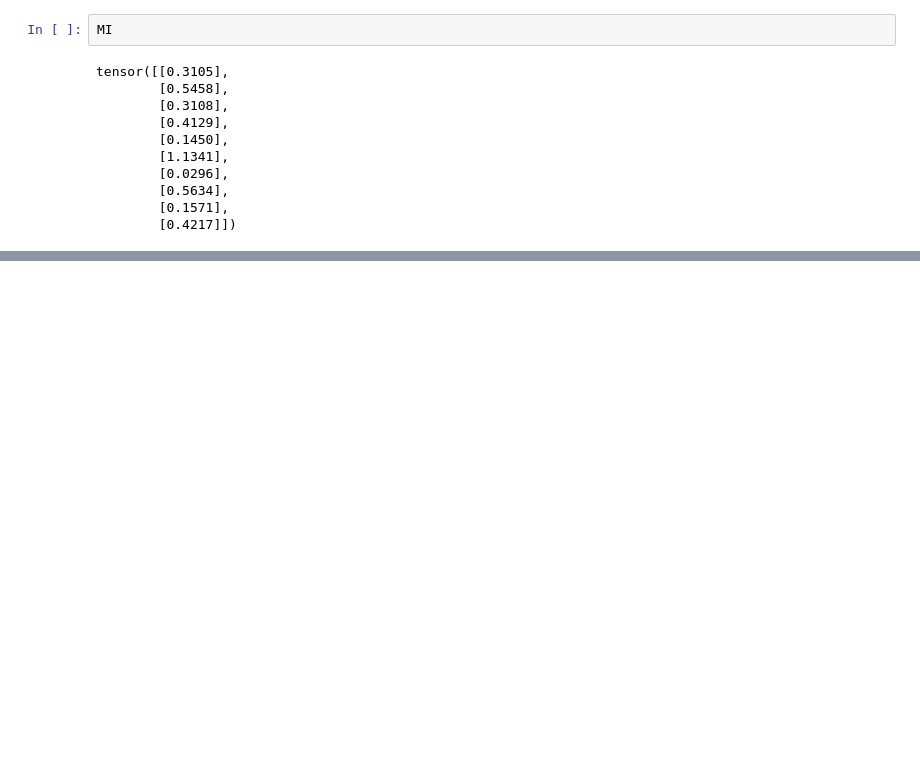
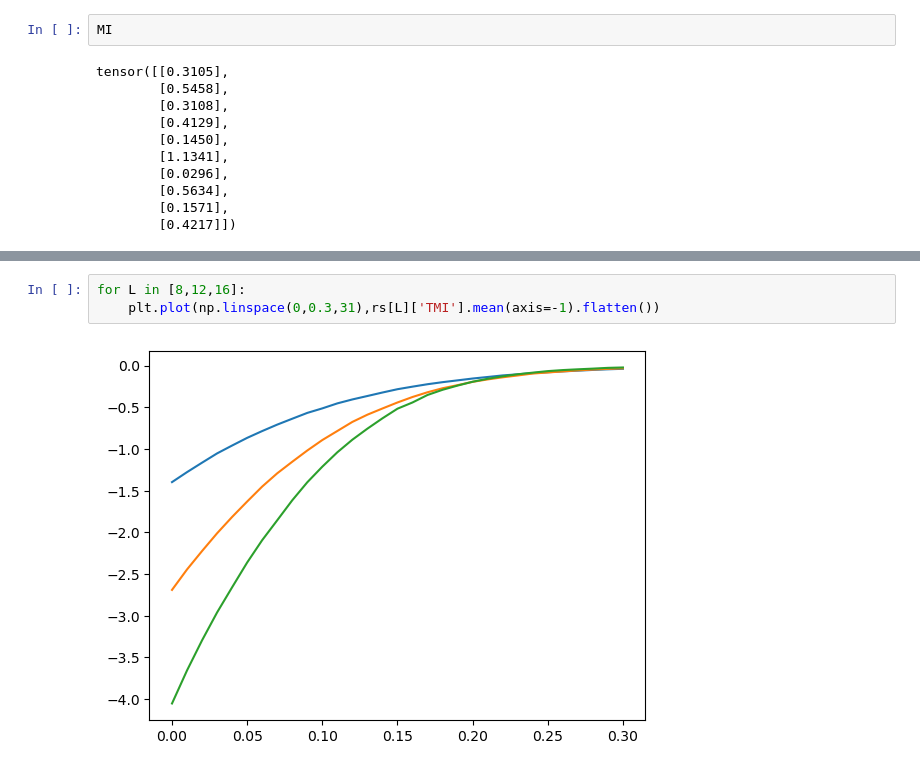
Before and after one commit to hainingpan/crossratio_CFT, a Jupyter notebook: test.ipynb, the cells around one changed output, grey strips where cells are left out. Drawn from its saved outputs; the diff is of its cells as text; blank space fills up the shorter version.

```diff
--- a/test.ipynb
+++ b/test.ipynb
@@ -213,0 +244,5 @@ tensor([[0.3105],
+# %%
+for L in [8,12,16]:
+    plt.plot(np.linspace(0,0.3,31),rs[L]['TMI'].mean(axis=-1).flatten())
+# %% [output]
+[figure, added]
```
Also changed, not shown: parts of 12 cells of this notebook, 1 other file.
